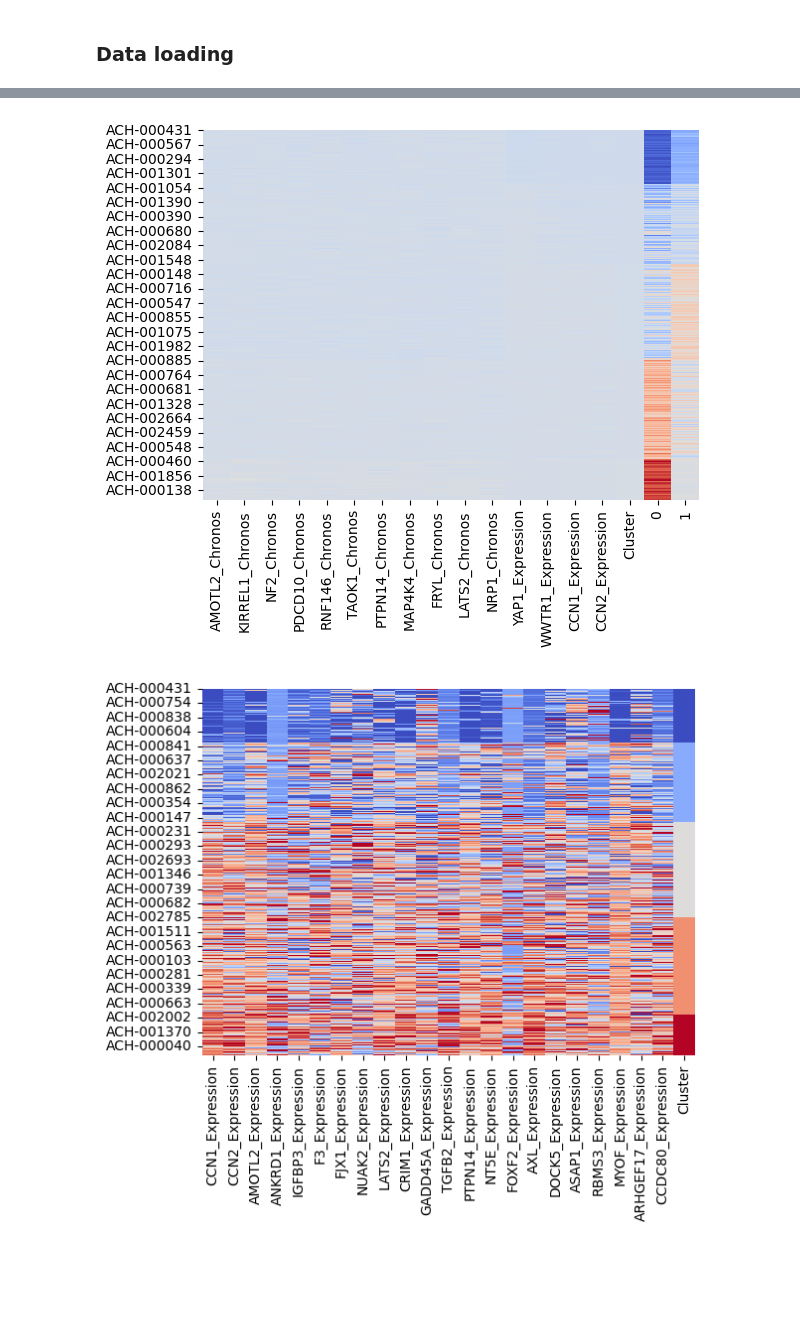
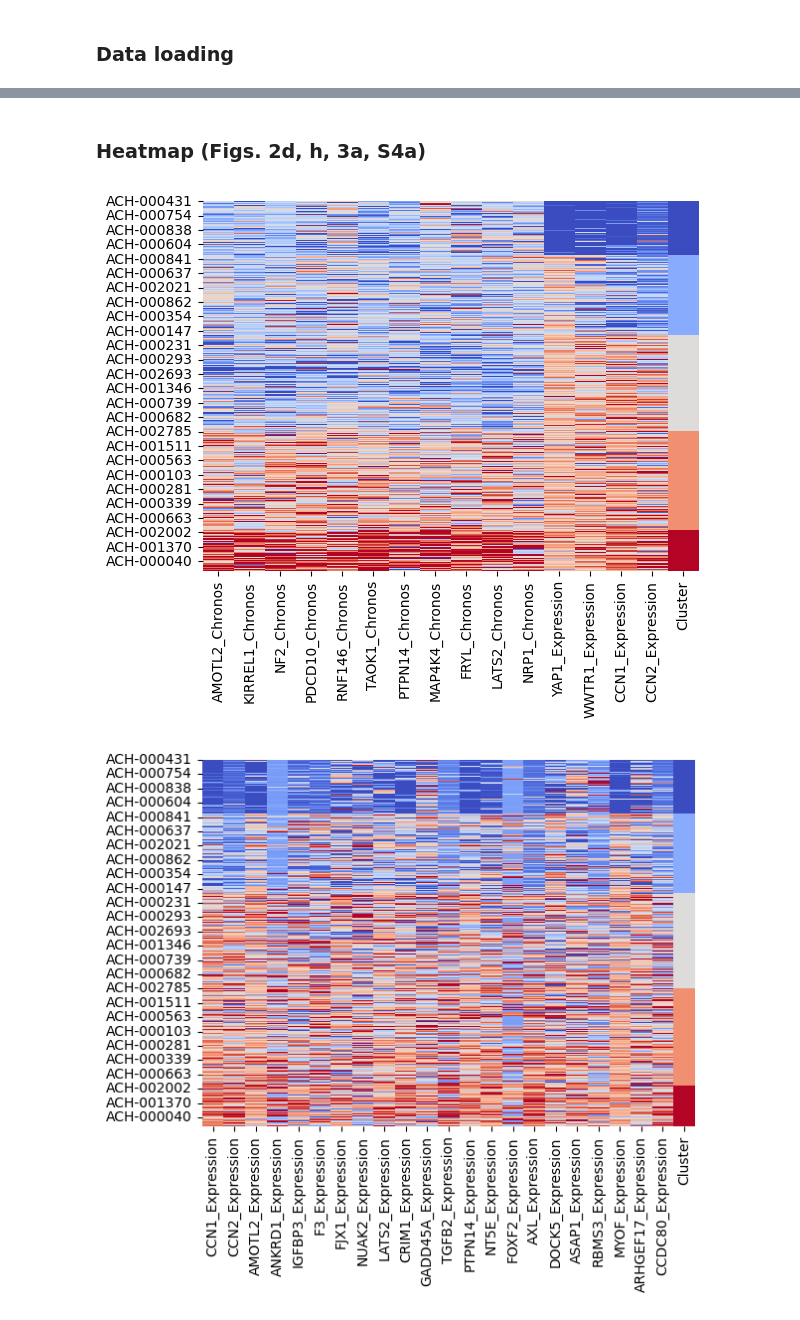
Before and after one commit to kkkkito/statemap, a Jupyter notebook: notebooks/[F2-5] Comparing clusters.ipynb, the cells around one changed output, grey strips where cells are left out. Saved outputs shown, nothing was run; the diff lists cells and outputs as text; code cells hidden in the pictures; blank space fills up the shorter version.

Commit message:
figure_num

```diff
--- a/notebooks/Comparing clusters.ipynb
+++ b/notebooks/[F2-5] Comparing clusters.ipynb
@@ -38,18 +17,19 @@ ParserError: Error tokenizing data. C error: Calling read(nbytes) on source fail
+# %% [markdown]
+### Heatmap (Figs. 2d, h, 3a, S4a)
 # %%
+#Fig. 2d
+import seaborn as sns
+import matplotlib.pyplot as plt
 hippo_chr=['AMOTL2', 'KIRREL1', 'NF2', 'PDCD10', 'RNF146', 'TAOK1', 'PTPN14', 'MAP4K4', 'FRYL',  'LATS2',  'NRP1']
 hippo_exp=['YAP1','WWTR1','CCN1','CCN2']
 features = [gene + '_Chronos' for gene in hippo_chr] + [gene + '_Expression' for gene in hippo_exp]
 ch_ex2 = ch_ex[features + ['Cluster']].copy().sort_values('Cluster')
 ch_ex2 = (ch_ex2-ch_ex2.mean())/ch_ex2.std()
-ch_ex2 = ch_ex2.join(trimap, how='inner').sort_values('Cluster')
+#ch_ex2 = ch_ex2.join(trimap, how='inner').sort_values('Cluster')
 ch_ex2 = ch_ex2.dropna()
 sns.heatmap(ch_ex2, cmap="coolwarm",vmax=1.5, vmin=-1.5,cbar=False)
-#sns.heatmap(ch_ex2, cmap="rainbow",vmax=1.5, vmin=-1.5,cbar=False)
-sns.heatmap(ch_ex2, cmap="coolwarm",cbar=False)
 
-
-plt.savefig("../result/heatmap.svg")
 plt.show()
 # %% [output]
-[figure, old version]
+[figure, new version]
 # %%
```
Also changed, not shown: parts of 44 cells of this notebook, 9 other files.
